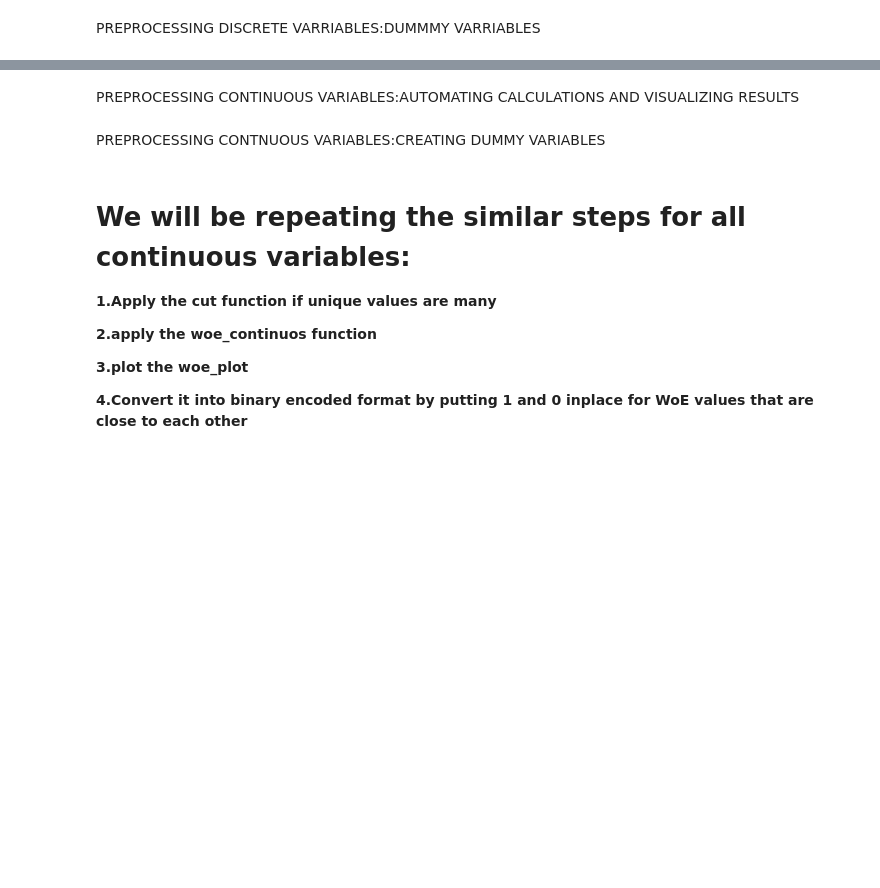
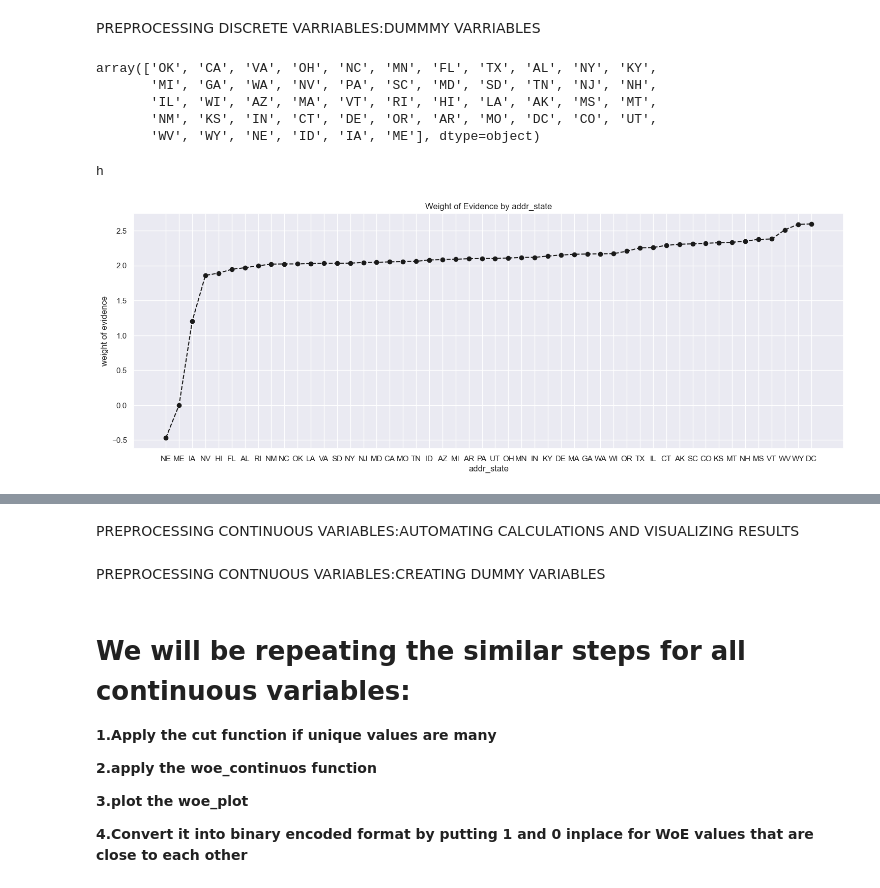
Before and after one commit to UpadhyayShweta/credit_risk_analysis, a Jupyter notebook: CreditRiskAnalysis_preprocessing_1.ipynb, the cells around one changed output, grey strips where cells are left out. Drawn from its saved outputs; the diff is of its cells as text; code cells hidden in the pictures; blank space fills up the shorter version.

```diff
--- a/CreditRiskAnalysis_preprocessing_1.ipynb
+++ b/CreditRiskAnalysis_preprocessing_1.ipynb
@@ -504,11 +741,31 @@ df_inputs_prepr['home_ownership:RENT_OTHER_NONE_ANY'] = sum([df_inputs_prepr['ho
 # %% [markdown]
 PREPROCESSING DISCRETE VARRIABLES:DUMMMY VARRIABLES
 # %%
-#check the unique values in addr_state
+#check the unique values in addr_state(df_inputs_prepr = X_train)
+df_inputs_prepr['addr_state'].unique()
+# %% [output]
+array(['OK', 'CA', 'VA', 'OH', 'NC', 'MN', 'FL', 'TX', 'AL', 'NY', 'KY',
+       'MI', 'GA', 'WA', 'NV', 'PA', 'SC', 'MD', 'SD', 'TN', 'NJ', 'NH',
+       'IL', 'WI', 'AZ', 'MA', 'VT', 'RI', 'HI', 'LA', 'AK', 'MS', 'MT',
+       'NM', 'KS', 'IN', 'CT', 'DE', 'OR', 'AR', 'MO', 'DC', 'CO', 'UT',
+       'WV', 'WY', 'NE', 'ID', 'IA', 'ME'], dtype=object)
 # %%
 #apply the function woe_discrete on 'addr_state'
+df_temp_as = woe_discrete(X_train, 'addr_state', y_train)
+df_temp_as
+# %%
+
+bins = np.linspace(df_temp_as['WoE'].min(),df_temp_as['WoE'].max(),20)
+df_temp_as['binned_values'] = np.digitize(df_temp_as['WoE'].values, bins=bins)
+if(not(df_temp_as[df_temp_as['binned_values']== 1].empty)):
+    print('h')
+# %% [output]
+h
 # %%
 #plot the woe_plot
+plot_by_woe(df_temp_as)
+# %% [output]
+[figure, added]
 # %%
 #adding the state 'ND' if it is not present in columns and make it zero if not present
 if['addr_state:ND'] in df_inputs_prepr.columns.values:
```
Also changed, not shown: parts of 76 cells of this notebook, 1 other file.
